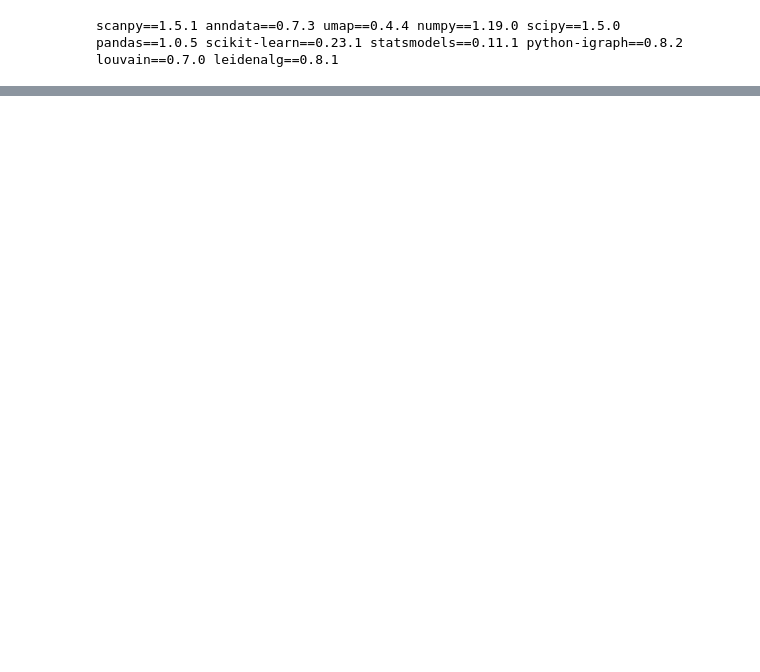
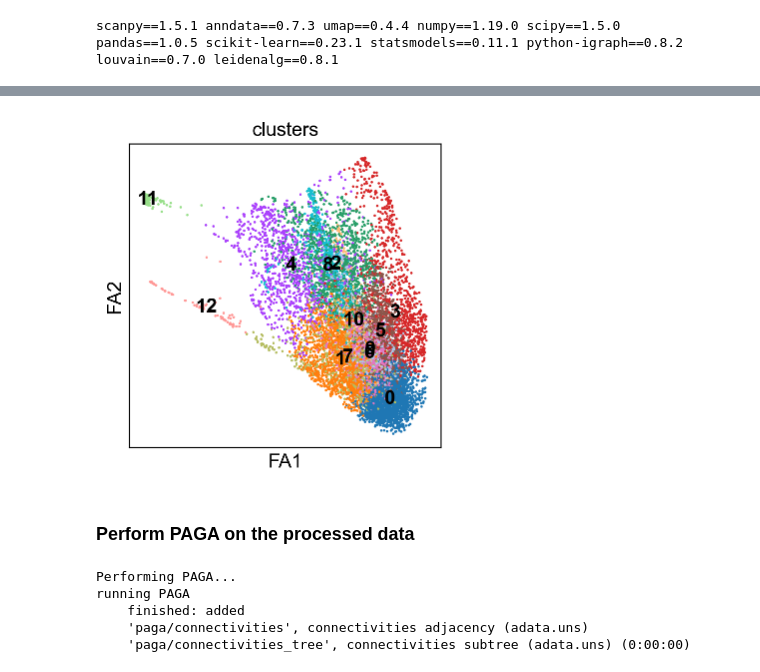
Before and after one commit to reangdeba/compbio, a Jupyter notebook: notebooks/zebrafish_custom_dataset.ipynb, the cells around one changed output, grey strips where cells are left out. Drawn from its saved outputs; the diff is of its cells as text; code cells hidden in the pictures; blank space fills up the shorter version.

```diff
--- a/notebooks/zebrafish_custom_dataset.ipynb
+++ b/notebooks/zebrafish_custom_dataset.ipynb
@@ -40 +98,16 @@ WARNING: Some cells have total count of genes equal to zero
+# %%
+sc.pl.draw_graph(adata, color='clusters', legend_loc='on data')
+# %% [output]
+[figure, added]
+# %% [markdown]
+### Perform PAGA on the processed data
+# %%
+print('Performing PAGA...')
+sc.tl.paga(adata, groups='clusters')
+# %% [output]
+Performing PAGA...
+running PAGA
+    finished: added
+    'paga/connectivities', connectivities adjacency (adata.uns)
+    'paga/connectivities_tree', connectivities subtree (adata.uns) (0:00:00)
 # %%
```
Also changed, not shown: parts of 27 cells of this notebook, 1 other file.
